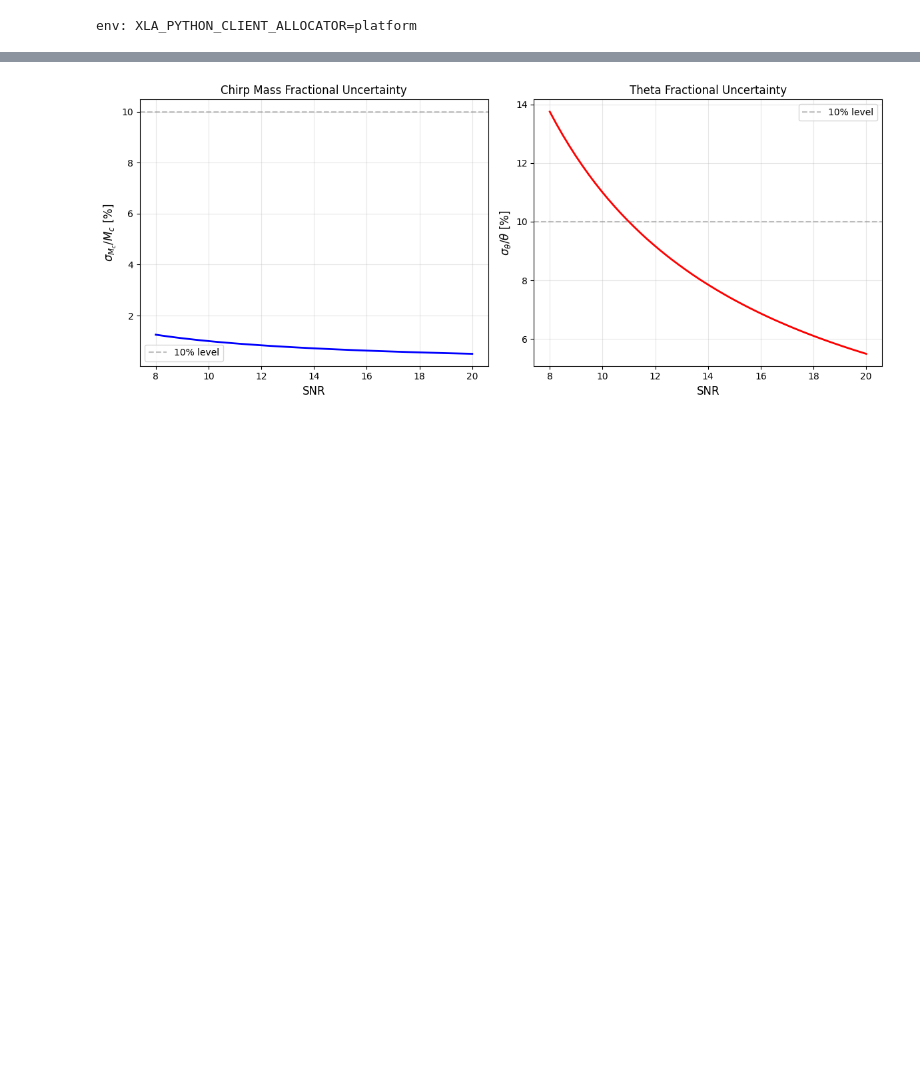
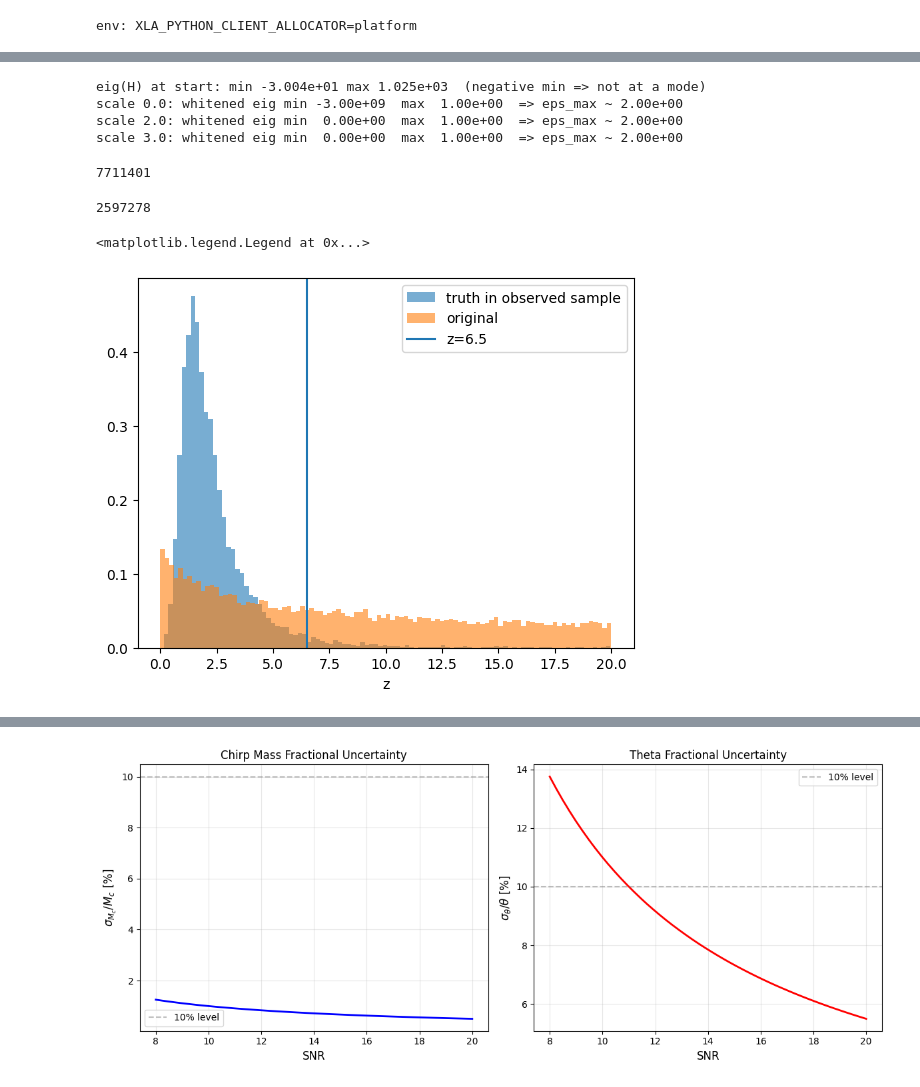
Before and after one commit to abby-moran/GW_pop_cosmo_inference, a Jupyter notebook: scripts/sandbox.ipynb, the cells around one changed output, grey strips where cells are left out. Cells and saved outputs as stored; diff of their text form; code cells hidden in the pictures; blank space fills up the shorter version.

```diff
--- a/scripts/sandbox.ipynb
+++ b/scripts/sandbox.ipynb
@@ -872,0 +363,27 @@ combined best delta = 1.064 +/- 0.040
+# %%
+def grad_fd_hessian(v, eps=1e-5):
+    n = len(v); H = np.empty((n, n))
+    for j in range(n):
+        e = np.zeros(n); e[j] = eps
+        gp = np.asarray(vg(jnp.asarray(v + e))[1]); gm = np.asarray(vg(jnp.asarray(v - e))[1])
+        H[:, j] = (gp - gm) / (2 * eps)
+    return 0.5 * (H + H.T)
+
+Ha = grad_fd_hessian(v0)
+lam, V = np.linalg.eigh(Ha)
+print("eig(H) at start: min %.3e max %.3e  (negative min => not at a mode)" % (lam[0], lam[-1]))
+C = (V / np.maximum(lam, 1e-8)) @ V.T          # crude posterior covariance
+L = np.linalg.cholesky(0.5 * (C + C.T) + 1e-14 * np.eye(len(v0)))
+
+rng = np.random.default_rng(0)
+for scale in (0.0, 2.0, 3.0):
+    v = v0 + scale * (L @ rng.standard_normal(len(v0)))
+    Hb = grad_fd_hessian(v)
+    w = np.linalg.eigvalsh(L.T @ Hb @ L)
+    print(f"scale {scale}: whitened eig min {w[0]: .2e}  max {w[-1]: .2e}  "
+          f"=> eps_max ~ {2/np.sqrt(max(w[-1], 1e-12)):.2e}")
+# %% [output]
+eig(H) at start: min -3.004e+01 max 1.025e+03  (negative min => not at a mode)
+scale 0.0: whitened eig min -3.00e+09  max  1.00e+00  => eps_max ~ 2.00e+00
+scale 2.0: whitened eig min  0.00e+00  max  1.00e+00  => eps_max ~ 2.00e+00
+scale 3.0: whitened eig min  0.00e+00  max  1.00e+00  => eps_max ~ 2.00e+00
@@ -872,0 +406,36 @@ combined best delta = 1.064 +/- 0.040
+# %%
+sel_file =  '../runs/CE_98/sel_ne.h5'
+sel = pd.read_hdf(sel_file, key="true_parameters")
+print(len(sel))
+# %% [output]
+7711401
+# %%
+sel_file =  '../runs/CE_109/sel_ne.h5'
+sel = pd.read_hdf(sel_file, key="true_parameters")
+print(len(sel))
+# %% [output]
+2597278
+# %%
+inj='../runs/CE_109/inj_CE_109.h5'
+chunk = pd.read_hdf(inj, key='true_parameters',
+                                start=0, stop= 20000)
+zs_orig=chunk['z']
+# %%
+evt_start, evt_end = 0, 9000              # EDIT
+
+obs_file='../runs/CE_109/obs_ne.h5'
+obs= pd.read_hdf(obs_file, key="observations")
+dls_true = obs["dl"][evt_start:evt_end]
+zs_true = obs["z"][evt_start:evt_end]
+# %%
+plt.hist(zs_true, density=True, bins=100, alpha=0.6, label='truth in observed sample');
+plt.hist(zs_orig, density=True, bins=100, alpha=0.6, label='original');
+#plt.hist(mean_dls, density=True, bins=200, alpha=0.8, label='PE means');
+
+plt.xlabel('z')
+plt.axvline(6.5, label='z=6.5')
+#plt.xlim(0,15)
+plt.legend()
+# %% [output]
+<matplotlib.legend.Legend at 0x...>
+[figure, added]
```
Also changed, not shown: parts of 79 cells of this notebook, 34 other files.
